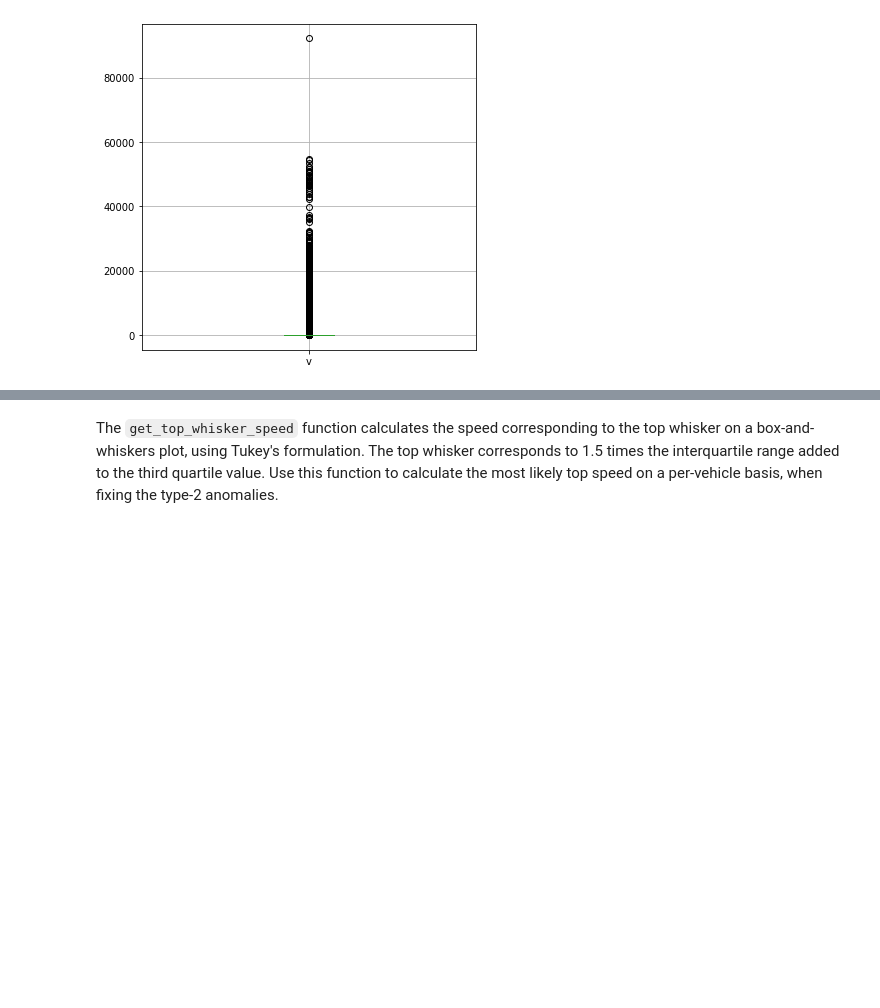
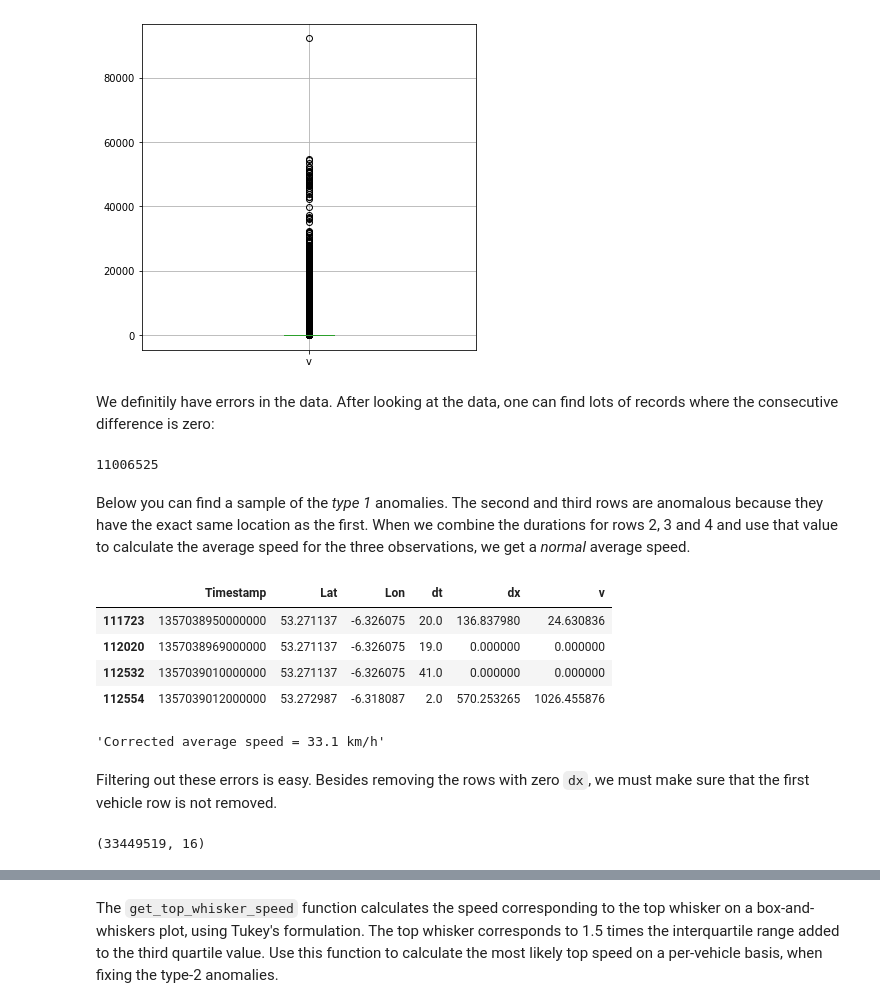
Before and after one commit to joaofig/dublin-bus, a Jupyter notebook: 01-clean-data.ipynb, the cells around one changed output, grey strips where cells are left out. Saved outputs shown, nothing was run; the diff lists cells and outputs as text; code cells hidden in the pictures; blank space fills up the shorter version.

```diff
--- a/01-clean-data.ipynb
+++ b/01-clean-data.ipynb
@@ -89,13 +92,8 @@ df['dt'] = df['dt'] / 1000000
 # %% [markdown]
 ### Distance
 Now we can calculate the consecutive distances in meters.
-# %%
-lat0 = df['Lat'][:-1].to_numpy()
-lon0 = df['Lon'][:-1].to_numpy()
-lat1 = df['Lat'][1:].to_numpy()
-lon1 = df['Lon'][1:].to_numpy()
-dist = vec_haversine(lat0, lon0, lat1, lon1)
-df['dx'] = np.insert(dist, 0, 0.0)
+# %%
+df = cleaner.calculate_dx(df)
 # %% [markdown]
 Now we must correct the consecutive durations and distances by setting to zero the ones at the beginning of each vehicle sequence. Please remember that these do not make sense as they are measuring durations and distances between different vehicles. The code to do this is simple enough:
 # %%
@@ -107,11 +105,6 @@ The reasoning behind this code is simple: find the rows whose consecutive differ
 Now that we have consecutive distances and durations, why not have a go and estimate the speed? The calculation is easy enough, just divide each non-zero distance by its corresponding duration and we get the estimated average speed between two consecutive points, what can go wrong?
 
 Again, we will be using vectorization to avoid lengthy computations. Here's the code:
-# %%
-dx = df['dx'].to_numpy()
-dt = df['dt'].to_numpy()
-v = np.zeros_like(dx)
-zi = dt > 0
-v[zi] = dx[zi] / dt[zi] * 3.6
-df['v'] = v
+# %%
+df = cleaner.calculate_speed(df)
 # %% [markdown]
@@ -135,0 +118,22 @@ def zero_runs(a):
+# %% [markdown]
+We definitily have errors in the data. After looking at the data, one can find lots of records where the consecutive difference is zero:
+# %%
+df[df.dx == 0].shape[0]
+# %% [output]
+11006525
+# %% [markdown]
+Below you can find a sample of the _type 1_ anomalies. The second and third rows are anomalous because they have the exact same location as the first. When we combine the durations for rows 2, 3 and 4 and use that value to calculate the average speed for the three observations, we get a _normal_ average speed.
+# %%
+df.loc[(df.VehicleID == 33488) & (df.Timestamp >= 1357038950000000) & (df.Timestamp <= 1357039012000000), ['Timestamp', 'Lat', 'Lon', 'dt', 'dx', 'v']]
+# %% [output]
+|  | Timestamp | Lat | Lon | dt | dx | v |
+| 111723 | 1357038950000000 | 53.271137 | -6.326075 | 20.0 | 136.837980 | 24.630836 |
+| 112020 | 1357038969000000 | 53.271137 | -6.326075 | 19.0 | 0.000000 | 0.000000 |
+| 112532 | 1357039010000000 | 53.271137 | -6.326075 | 41.0 | 0.000000 | 0.000000 |
+| 112554 | 1357039012000000 | 53.272987 | -6.318087 | 2.0 | 570.253265 | 1026.455876 |
+# %%
+"Corrected average speed = {0:.3} km/h".format(570.25 / (19 + 41 + 2) * 3.6)
+# %% [output]
+'Corrected average speed = 33.1 km/h'
+# %% [markdown]
+Filtering out these errors is easy. Besides removing the rows with zero `dx`, we must make sure that the first vehicle row is not removed.
@@ -135,0 +142,4 @@ def zero_runs(a):
+# %%
+df.shape
+# %% [output]
+(33449519, 16)
```
Also changed, not shown: parts of 22 cells of this notebook.
